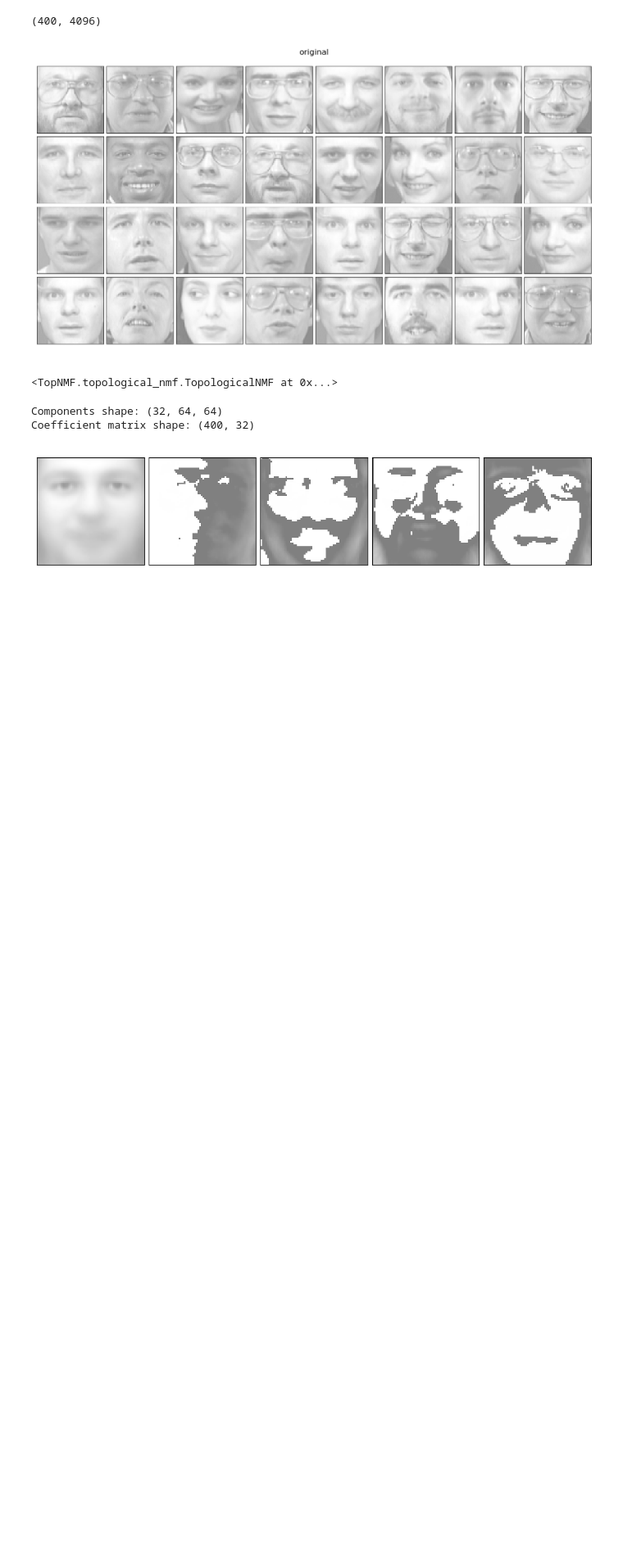
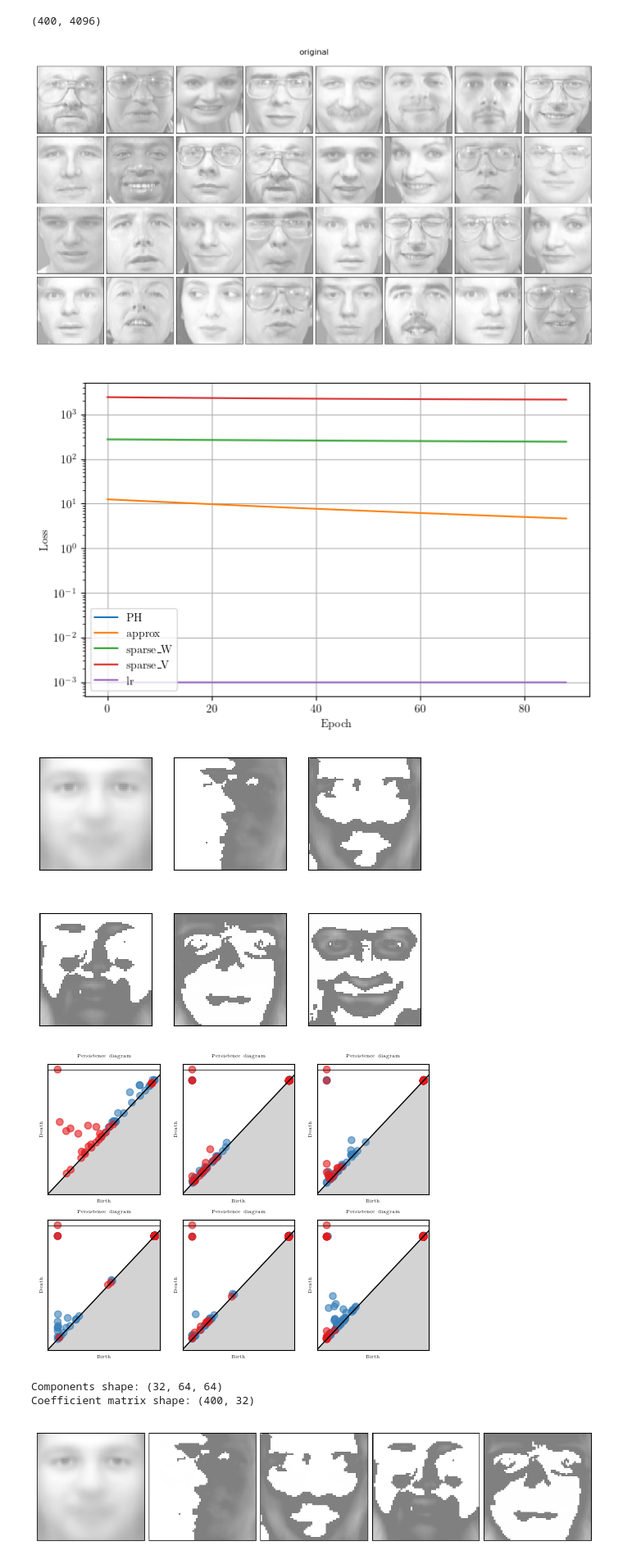
Before and after one commit to shizuo-kaji/TopNMF, a Jupyter notebook: example.ipynb, the cells around one changed output. Shown at 82% size. Cells and saved outputs as stored; diff of their text form; code cells hidden in the pictures; blank space fills up the shorter version.

Commit message:
recovered real time plots during fit()

```diff
--- a/example.ipynb
+++ b/example.ipynb
@@ -176,31 +176,37 @@ plt.show()
 # %%
 cubical_complex = CubicalComplex(
     superlevel=True,
     dim=len(image_shape),
     mode='V'
 )
 
 model = TopologicalNMF(
     n_components=32,
     device='cpu',
     complex=cubical_complex,
     ph_loss_fn=ph_sparsity_loss,
     data_shape=image_shape,
     use_embedding=False
 )
 
 model.fit(
     X,
     n_iterations=100,
     lr=0.001,
     lambda_top=0.5,
     lambda_spa_W=0.001,
     weight_decay=0.01,
     PH_dims=[0, 1],
-    start_epoch_topological=0
+    start_epoch_topological=0,
+    show_plots=['loss', 'basis', 'PH'],
+    disp_interval=10,
+    verbose=True
 )
+plt.close('all')
 # %% [output]
-<TopNMF.topological_nmf.TopologicalNMF at 0x...>
+[figure, added]
+[figure, added]
+[figure, added]
 # %%
 V = model.get_components()
 V = V.reshape(-1,*image_shape)
```
Also changed, not shown: 2 other files.
